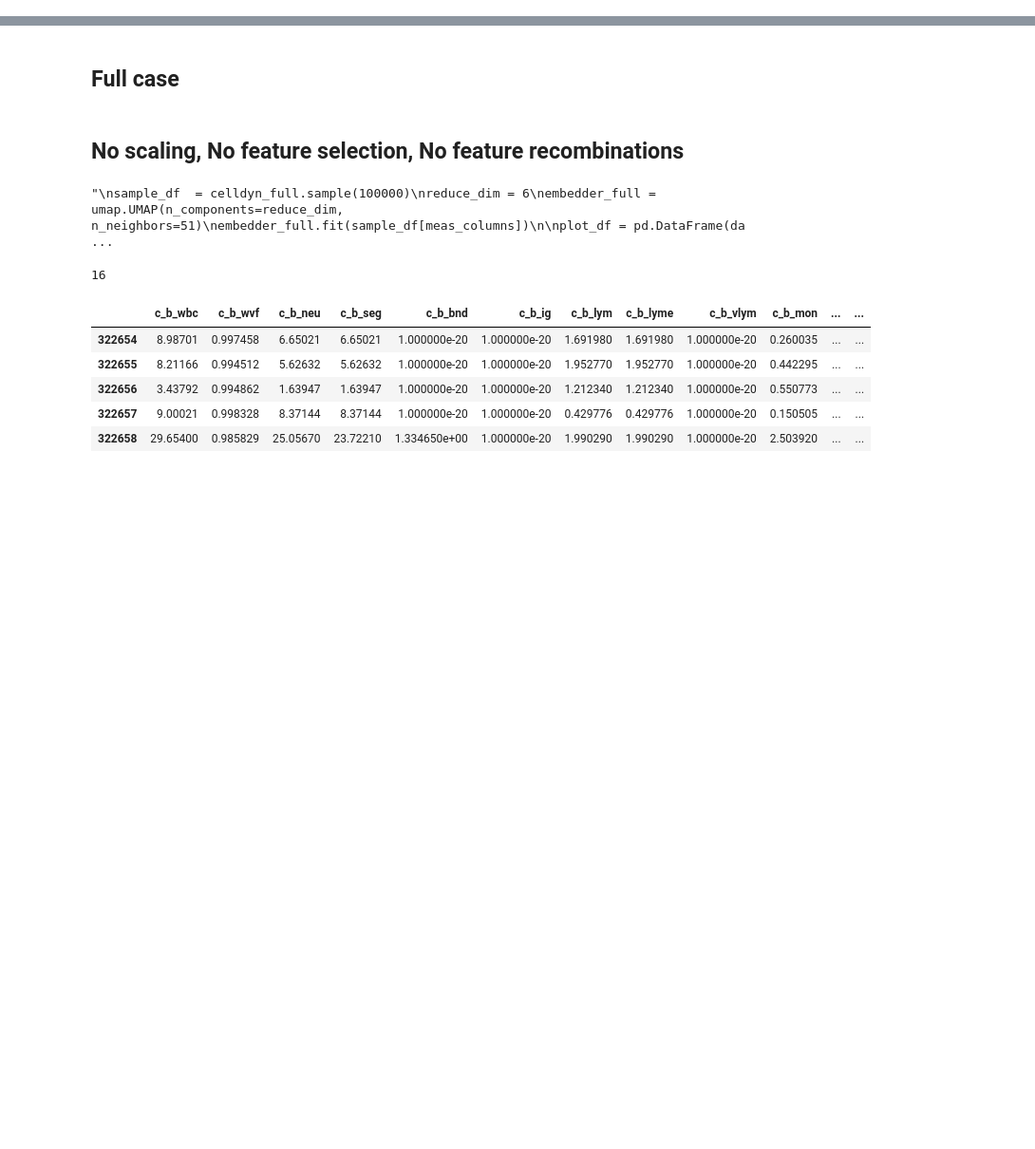
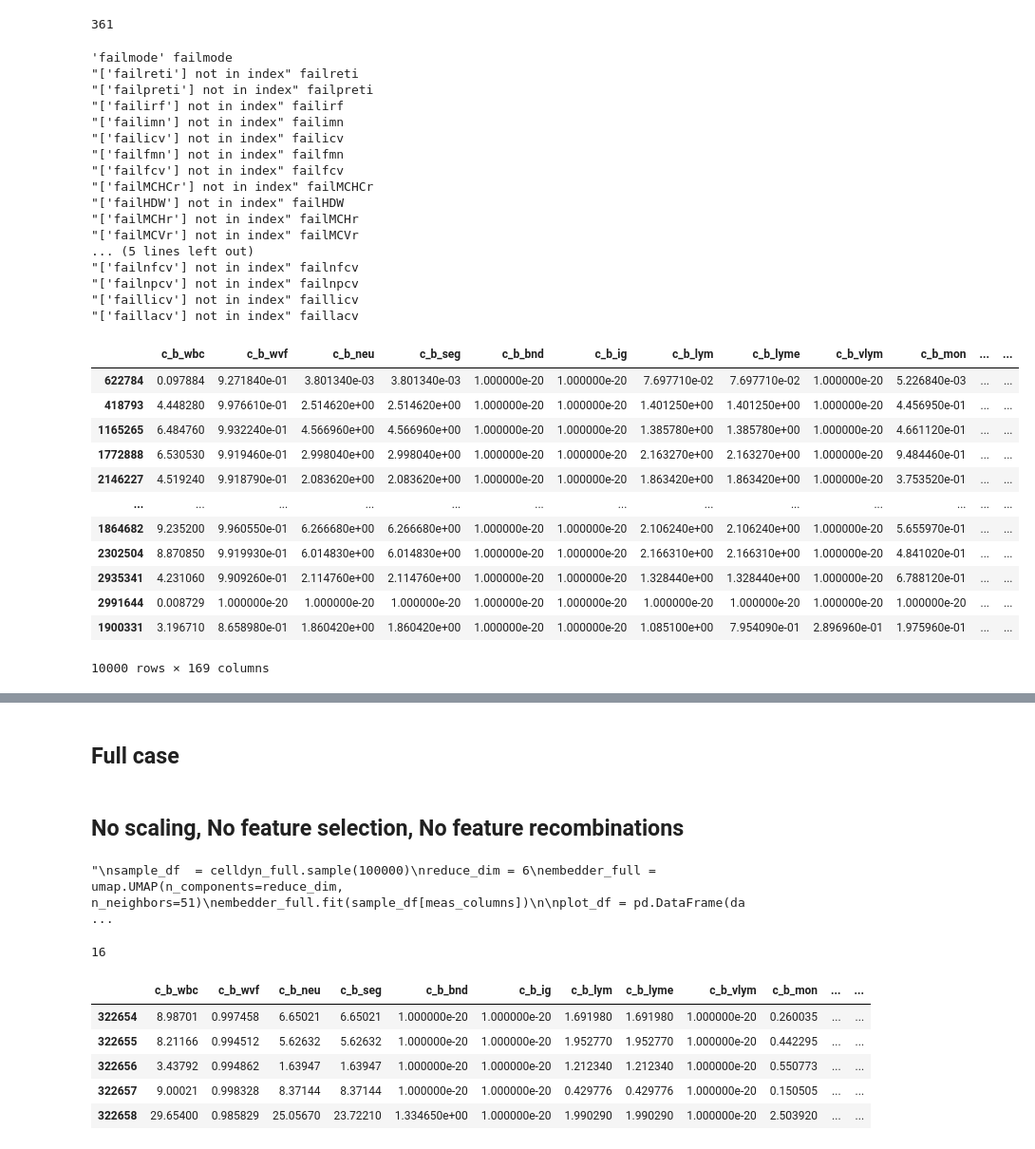
Before and after one commit to HJJoosse/celldyn_embedder, a Jupyter notebook: sandbox/exploration_of_celldyn_embeddings.ipynb, the cells around one changed output, grey strips where cells are left out. Shown at 95% size. Saved outputs shown, nothing was run; the diff lists cells and outputs as text; code cells hidden in the pictures; blank space fills up the shorter version.

```diff
--- a/sandbox/exploration_of_celldyn_embeddings.ipynb
+++ b/sandbox/exploration_of_celldyn_embeddings.ipynb
@@ -60,3 +86,7 @@ celldyn[susp_columns]
+# %%
+gc.collect()
+# %% [output]
+361
 # %%
 # if suspect flag is 2, c_b should be set to np.nan
 # if suspect flag is >2, c_b should be check against the bounds of the filter
@@ -70,3 +129,73 @@ for meas_name in meas_names:
+# %%
+fail_mapping = {
+    'faillacv': ['c_b_nacv'],
+    'failimn': ['c_b_nimn', 'c_b_Limn', 'c_b_Pimn', 'c_b_rbcimn'],
+    'failicv': ['c_b_nicv', 'c_b_Picv', 'c_b_rbcicv'],
+    'failfmn': ['c_b_nfmn', 'c_b_rbcfmn', 'c_b_rtcfmn'],
+    'failHPR': ['c_b_pHPR'],
+    'failHPO': ['c_b_pHPO'],
+    'failpreti': ['c_b_pretc'],
+    'failreti': ['c_b_retc'],
+    'failfcv' : ['c_b_nfcv','c_b_rbcfcv','c_b_rtcfcv'],
+    'failirf': ['c_b_irf'],
+    'failMCHCr': ['c_b_MCHCr'],
+    'failHDW': ['c_b_HDW'],
+    'failMCHr': ['c_b_MCHr'],
+    'failMCVr': ['c_b_MCVr'],
+    'failnacv': ['c_b_nacv'],
+    'failnicv': ['c_b_nicv'],
+    'failndcv': ['c_b_ndcv'],
+    'failnfcv': ['c_b_nfcv'],
+    'failnpcv': ['c_b_npcv'],
+    'faillicv': ['c_b_Licv'],
+    'faillacv': ['c_b_Lacv']
+}
+
+def fail_filter(df):
+    for fail_name in fail_columns:
+        try:
+            for meas_col in fail_mapping[fail_name]:
+                df.loc[:,meas_col] = \
+                     df[[meas_col, fail_name]]\
+                     .apply(lambda x: x[0] if x[1]==0 else np.nan, axis=1)
+        except Exception as e:
+            print(e,fail_name)
+            pass
+    return df
+# %%
+test = celldyn.sample(10000)
+fail_filter(test)
+# %% [output]
+'failmode' failmode
+"['failreti'] not in index" failreti
+"['failpreti'] not in index" failpreti
+"['failirf'] not in index" failirf
+"['failimn'] not in index" failimn
+"['failicv'] not in index" failicv
+"['failfmn'] not in index" failfmn
+"['failfcv'] not in index" failfcv
+"['failMCHCr'] not in index" failMCHCr
+"['failHDW'] not in index" failHDW
+"['failMCHr'] not in index" failMCHr
+"['failMCVr'] not in index" failMCVr
+... (5 lines left out)
+"['failnfcv'] not in index" failnfcv
+"['failnpcv'] not in index" failnpcv
+"['faillicv'] not in index" faillicv
+"['faillacv'] not in index" faillacv
+|  | c_b_wbc | c_b_wvf | c_b_neu | c_b_seg | c_b_bnd | c_b_ig | c_b_lym | c_b_lyme | c_b_vlym | c_b_mon | ... | ... |
+| 622784 | 0.097884 | 9.271840e-01 | 3.801340e-03 | 3.801340e-03 | 1.000000e-20 | 1.000000e-20 | 7.697710e-02 | 7.697710e-02 | 1.000000e-20 | 5.226840e-03 | ... | ... |
+| 418793 | 4.448280 | 9.976610e-01 | 2.514620e+00 | 2.514620e+00 | 1.000000e-20 | 1.000000e-20 | 1.401250e+00 | 1.401250e+00 | 1.000000e-20 | 4.456950e-01 | ... | ... |
+| 1165265 | 6.484760 | 9.932240e-01 | 4.566960e+00 | 4.566960e+00 | 1.000000e-20 | 1.000000e-20 | 1.385780e+00 | 1.385780e+00 | 1.000000e-20 | 4.661120e-01 | ... | ... |
+| 1772888 | 6.530530 | 9.919460e-01 | 2.998040e+00 | 2.998040e+00 | 1.000000e-20 | 1.000000e-20 | 2.163270e+00 | 2.163270e+00 | 1.000000e-20 | 9.484460e-01 | ... | ... |
+| 2146227 | 4.519240 | 9.918790e-01 | 2.083620e+00 | 2.083620e+00 | 1.000000e-20 | 1.000000e-20 | 1.863420e+00 | 1.863420e+00 | 1.000000e-20 | 3.753520e-01 | ... | ... |
+| ... | ... | ... | ... | ... | ... | ... | ... | ... | ... | ... | ... | ... |
+| 1864682 | 9.235200 | 9.960550e-01 | 6.266680e+00 | 6.266680e+00 | 1.000000e-20 | 1.000000e-20 | 2.106240e+00 | 2.106240e+00 | 1.000000e-20 | 5.655970e-01 | ... | ... |
+| 2302504 | 8.870850 | 9.919930e-01 | 6.014830e+00 | 6.014830e+00 | 1.000000e-20 | 1.000000e-20 | 2.166310e+00 | 2.166310e+00 | 1.000000e-20 | 4.841020e-01 | ... | ... |
+| 2935341 | 4.231060 | 9.909260e-01 | 2.114760e+00 | 2.114760e+00 | 1.000000e-20 | 1.000000e-20 | 1.328440e+00 | 1.328440e+00 | 1.000000e-20 | 6.788120e-01 | ... | ... |
+| 2991644 | 0.008729 | 1.000000e-20 | 1.000000e-20 | 1.000000e-20 | 1.000000e-20 | 1.000000e-20 | 1.000000e-20 | 1.000000e-20 | 1.000000e-20 | 1.000000e-20 | ... | ... |
+| 1900331 | 3.196710 | 8.658980e-01 | 1.860420e+00 | 1.860420e+00 | 1.000000e-20 | 1.000000e-20 | 1.085100e+00 | 7.954090e-01 | 2.896960e-01 | 1.975960e-01 | ... | ... |
+10000 rows × 169 columns
 # %%
 ssize=500000
 sel = celldyn_full.sample(ssize)
```
Also changed, not shown: parts of 23 cells of this notebook, 1 other file.
